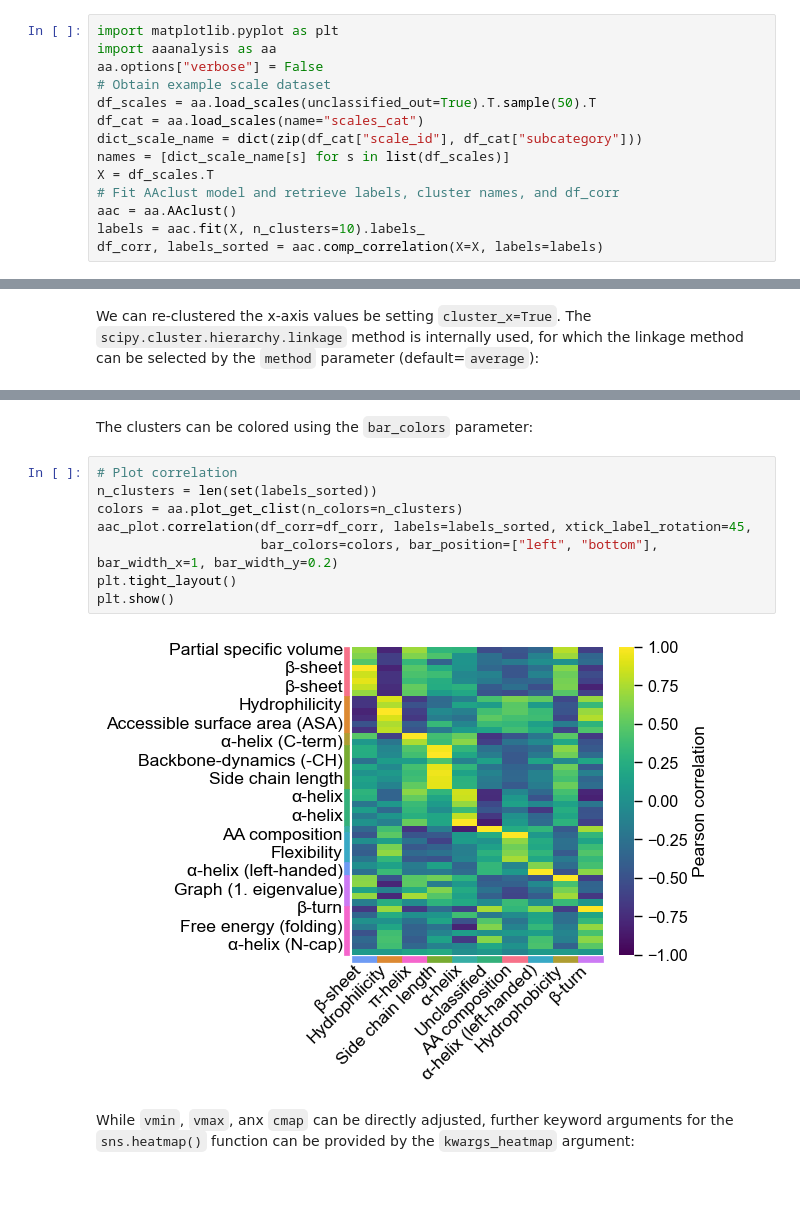
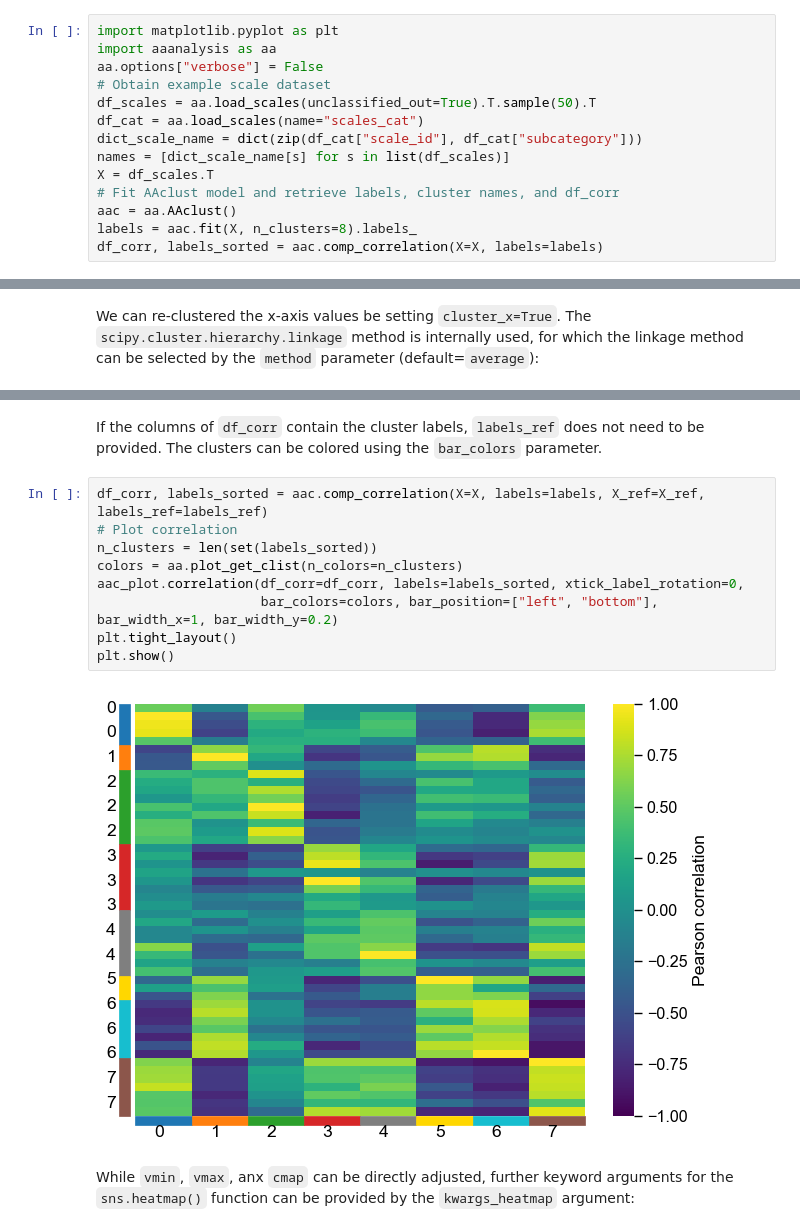
Before and after one commit to breimanntools/aaanalysis, a Jupyter notebook: examples/aac_plot_correlation.ipynb, the cells around one changed output, grey strips where cells are left out. Cells and saved outputs as stored; diff of their text form; blank space fills up the shorter version.

Commit message:
Add labels_ref parameter to AAclustPlot().correlation() and update examples

```diff
--- a/examples/aac_plot_correlation.ipynb
+++ b/examples/aac_plot_correlation.ipynb
@@ -12,7 +12,7 @@ names = [dict_scale_name[s] for s in list(df_scales)]
 X = df_scales.T
 # Fit AAclust model and retrieve labels, cluster names, and df_corr
 aac = aa.AAclust()
-labels = aac.fit(X, n_clusters=10).labels_
+labels = aac.fit(X, n_clusters=8).labels_
 df_corr, labels_sorted = aac.comp_correlation(X=X, labels=labels)
 # %% [markdown]
 The pair-wise Pearson correlation can now be visualized using the ``AAclustPlot().correlation()`` method. Provide the labels sorted as in ``df_corr``.
@@ -68,15 +68,16 @@ plt.show()
 # %% [markdown]
-The clusters can be colored using the ``bar_colors`` parameter:
+If the columns of ``df_corr`` contain the cluster labels, ``labels_ref`` does not need to be provided. The clusters can be colored using the ``bar_colors`` parameter.
 # %%
+df_corr, labels_sorted = aac.comp_correlation(X=X, labels=labels, X_ref=X_ref, labels_ref=labels_ref)
 # Plot correlation
 n_clusters = len(set(labels_sorted))
 colors = aa.plot_get_clist(n_colors=n_clusters)
-aac_plot.correlation(df_corr=df_corr, labels=labels_sorted, xtick_label_rotation=45,
+aac_plot.correlation(df_corr=df_corr, labels=labels_sorted, xtick_label_rotation=0,
                      bar_colors=colors, bar_position=["left", "bottom"], bar_width_x=1, bar_width_y=0.2)
 plt.tight_layout()
 plt.show()
 # %% [output]
-[figure, old version]
+[figure, new version]
 # %% [markdown]
 While ``vmin``, ``vmax``, anx ``cmap`` can be directly adjusted, further keyword arguments for the ``sns.heatmap()`` function can be provided by the ``kwargs_heatmap`` argument:
 # %%
```
Also changed, not shown: parts of 7 cells of this notebook, 30 other files.
